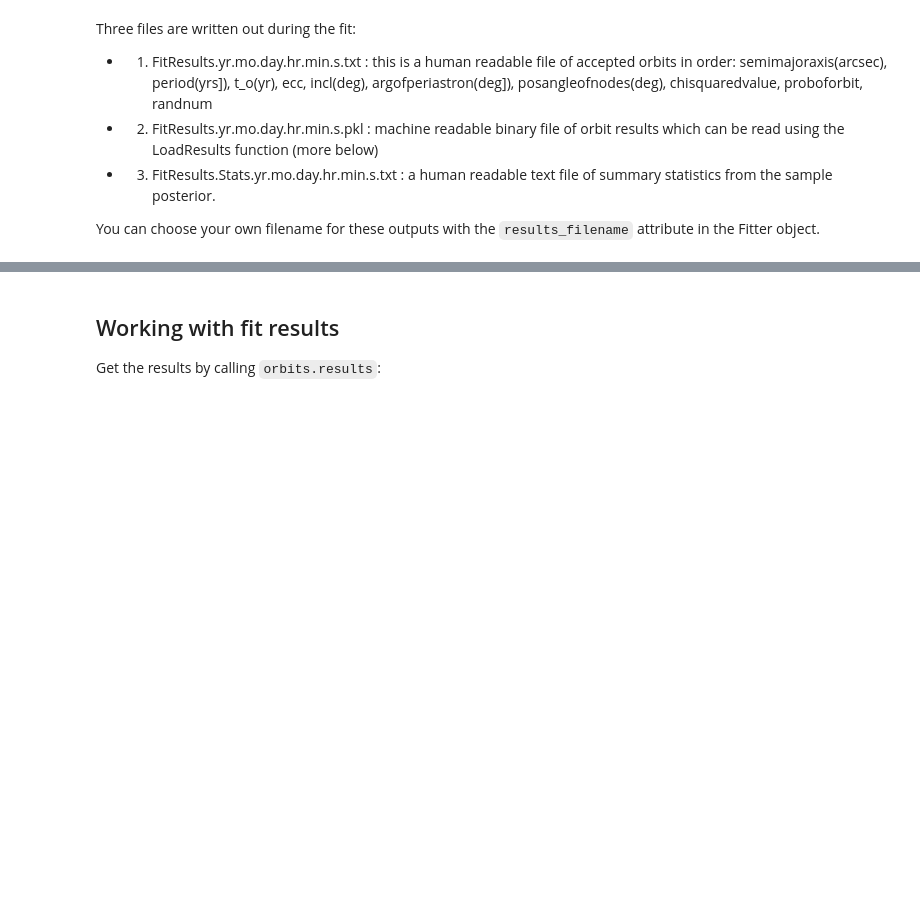
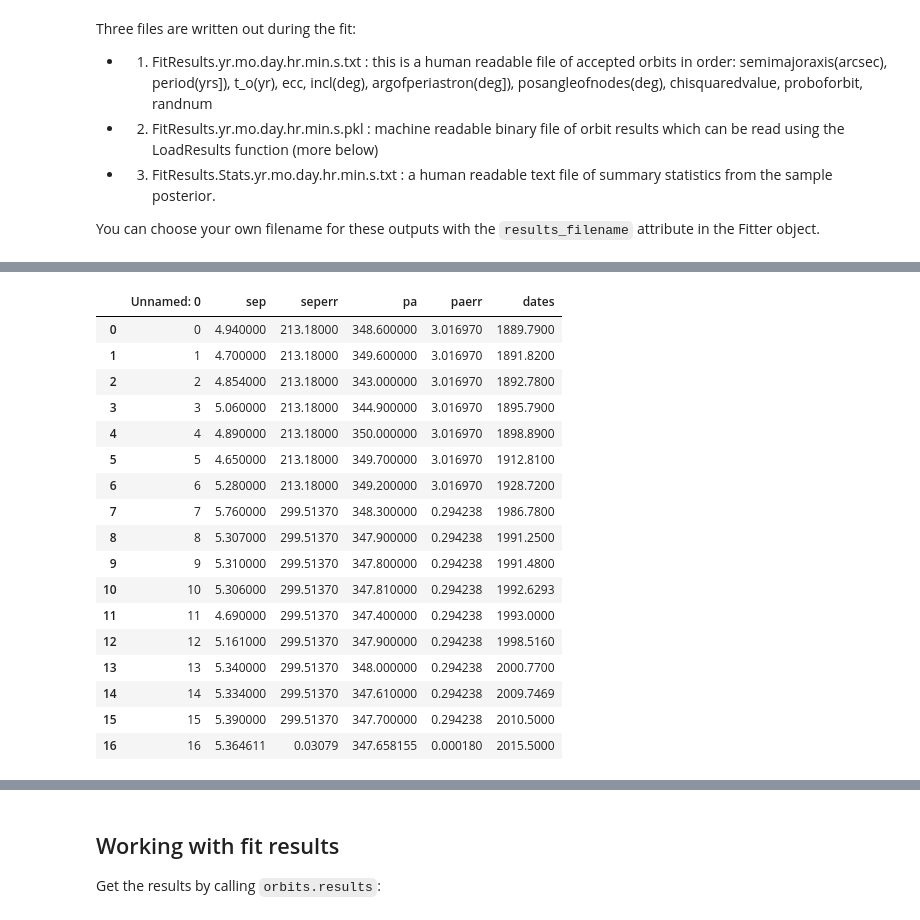
Before and after one commit to logan-pearce/lofti_gaia, a Jupyter notebook: docs/tutorials/Tutorial.ipynb, the cells around one changed output, grey strips where cells are left out. Saved outputs shown, nothing was run; the diff lists cells and outputs as text; code cells hidden in the pictures; blank space fills up the shorter version.

```diff
--- a/docs/tutorials/Tutorial.ipynb
+++ b/docs/tutorials/Tutorial.ipynb
@@ -105,0 +118,25 @@ print(orbits.Norbits)
+# %%
+# Read in WDS astrometry table with correct columns names:
+WDS = pd.read_csv('WDS_DSTuc.csv')
+# convert to arcsec:
+WDS['sep'] = WDS['sep']/1000
+WDS
+# %% [output]
+|  | Unnamed: 0 | sep | seperr | pa | paerr | dates |
+| 0 | 0 | 4.940000 | 213.18000 | 348.600000 | 3.016970 | 1889.7900 |
+| 1 | 1 | 4.700000 | 213.18000 | 349.600000 | 3.016970 | 1891.8200 |
+| 2 | 2 | 4.854000 | 213.18000 | 343.000000 | 3.016970 | 1892.7800 |
+| 3 | 3 | 5.060000 | 213.18000 | 344.900000 | 3.016970 | 1895.7900 |
+| 4 | 4 | 4.890000 | 213.18000 | 350.000000 | 3.016970 | 1898.8900 |
+| 5 | 5 | 4.650000 | 213.18000 | 349.700000 | 3.016970 | 1912.8100 |
+| 6 | 6 | 5.280000 | 213.18000 | 349.200000 | 3.016970 | 1928.7200 |
+| 7 | 7 | 5.760000 | 299.51370 | 348.300000 | 0.294238 | 1986.7800 |
+| 8 | 8 | 5.307000 | 299.51370 | 347.900000 | 0.294238 | 1991.2500 |
+| 9 | 9 | 5.310000 | 299.51370 | 347.800000 | 0.294238 | 1991.4800 |
+| 10 | 10 | 5.306000 | 299.51370 | 347.810000 | 0.294238 | 1992.6293 |
+| 11 | 11 | 4.690000 | 299.51370 | 347.400000 | 0.294238 | 1993.0000 |
+| 12 | 12 | 5.161000 | 299.51370 | 347.900000 | 0.294238 | 1998.5160 |
+| 13 | 13 | 5.340000 | 299.51370 | 348.000000 | 0.294238 | 2000.7700 |
+| 14 | 14 | 5.334000 | 299.51370 | 347.610000 | 0.294238 | 2009.7469 |
+| 15 | 15 | 5.390000 | 299.51370 | 347.700000 | 0.294238 | 2010.5000 |
+| 16 | 16 | 5.364611 | 0.03079 | 347.658155 | 0.000180 | 2015.5000 |
```
Also changed, not shown: parts of 18 cells of this notebook, 11 other files.
